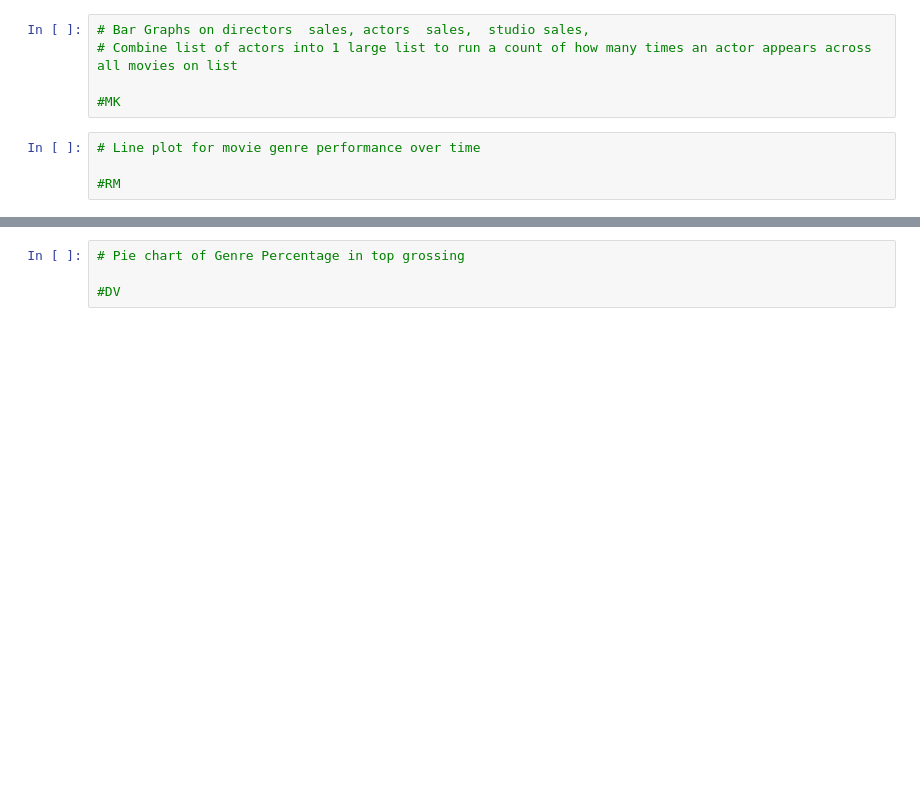
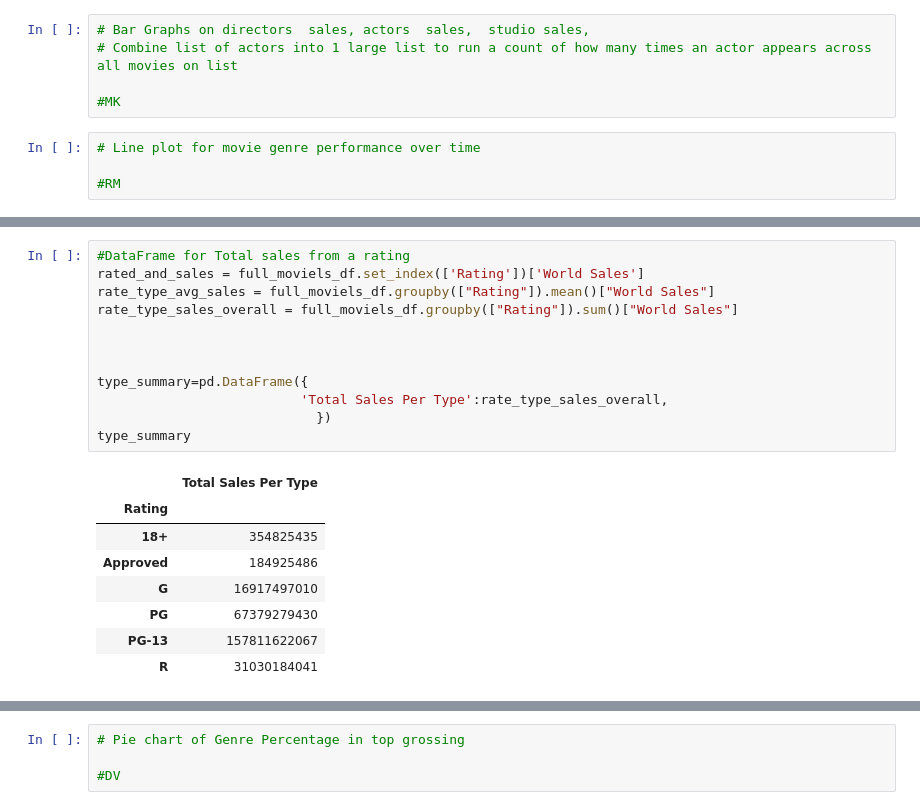
Before and after one commit to edwardAugust/project1-group2, a Jupyter notebook: main_updated.ipynb, the cells around one changed output, grey strips where cells are left out. Cells and saved outputs as stored; diff of their text form; blank space fills up the shorter version.

```diff
--- a/main_updated.ipynb
+++ b/main_updated.ipynb
@@ -177,0 +187,21 @@ full_moviels_df.to_csv("Output/Movie_Data.csv")
+# %%
+#DataFrame for Total sales from a rating
+rated_and_sales = full_moviels_df.set_index(['Rating'])['World Sales']
+rate_type_avg_sales = full_moviels_df.groupby(["Rating"]).mean()["World Sales"]
+rate_type_sales_overall = full_moviels_df.groupby(["Rating"]).sum()["World Sales"]
+
+
+
+type_summary=pd.DataFrame({
+                          'Total Sales Per Type':rate_type_sales_overall,
+                            })
+type_summary
+# %% [output]
+|  | Total Sales Per Type |
+| Rating |  |
+| 18+ | 354825435 |
+| Approved | 184925486 |
+| G | 16917497010 |
+| PG | 67379279430 |
+| PG-13 | 157811622067 |
+| R | 31030184041 |
```
Also changed, not shown: parts of 4 cells of this notebook, 3 other files.
